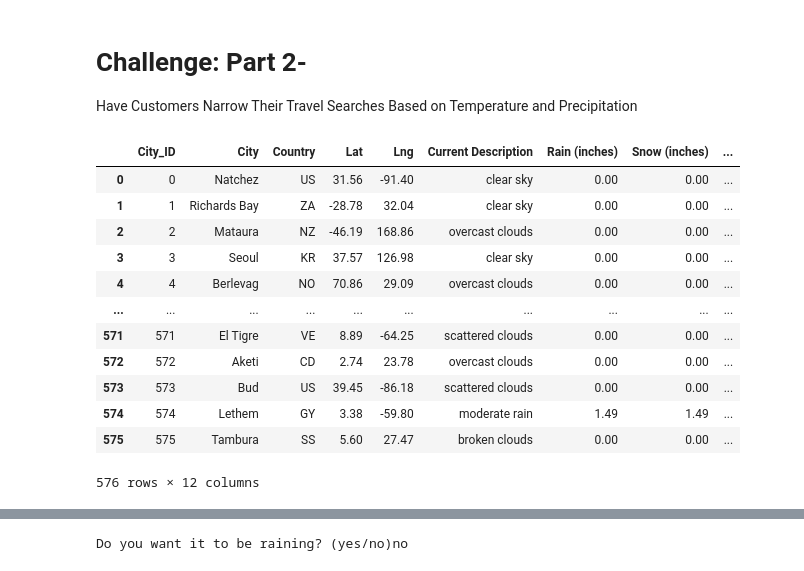
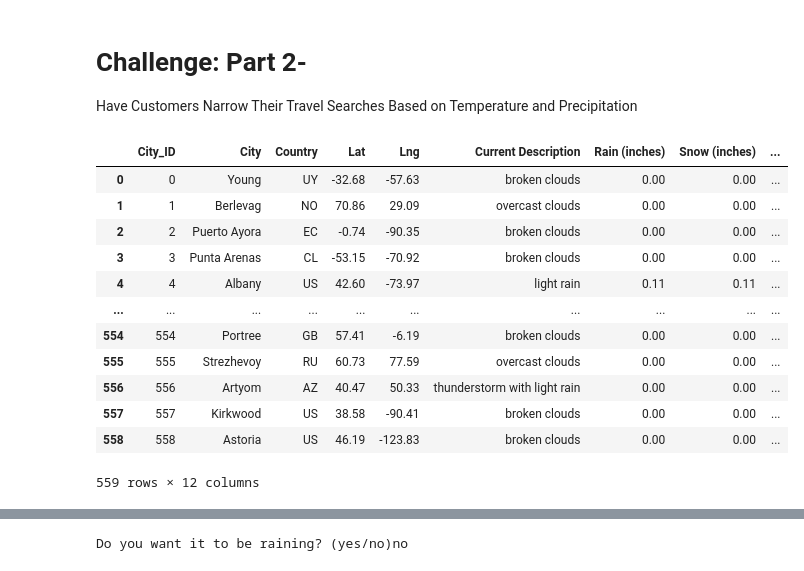
Before and after one commit to Abigail-Woolf/World_Weather_Analysis, a Jupyter notebook: Vacation_Search.ipynb, the cells around one changed output, grey strips where cells are left out. Drawn from its saved outputs; the diff is of its cells as text; code cells hidden in the pictures.

Commit message:
Final submission

```diff
--- a/Vacation_Search.ipynb
+++ b/Vacation_Search.ipynb
@@ -7,22 +7,22 @@ import requests
 import gmaps
 from config import g_key
 # %%
-city_data_df=pd.read_csv("./data/Weather_Database.csv")
+city_data_df=pd.read_csv("./Challenge_Submissions/WeatherPy_database.csv")
 city_data_df
 # %% [output]
 |  | City_ID | City | Country | Lat | Lng | Current Description | Rain (inches) | Snow (inches) | ... |
-| 0 | 0 | Natchez | US | 31.56 | -91.40 | clear sky | 0.00 | 0.00 | ... |
-| 1 | 1 | Richards Bay | ZA | -28.78 | 32.04 | clear sky | 0.00 | 0.00 | ... |
-| 2 | 2 | Mataura | NZ | -46.19 | 168.86 | overcast clouds | 0.00 | 0.00 | ... |
-| 3 | 3 | Seoul | KR | 37.57 | 126.98 | clear sky | 0.00 | 0.00 | ... |
-| 4 | 4 | Berlevag | NO | 70.86 | 29.09 | overcast clouds | 0.00 | 0.00 | ... |
+| 0 | 0 | Young | UY | -32.68 | -57.63 | broken clouds | 0.00 | 0.00 | ... |
+| 1 | 1 | Berlevag | NO | 70.86 | 29.09 | overcast clouds | 0.00 | 0.00 | ... |
+| 2 | 2 | Puerto Ayora | EC | -0.74 | -90.35 | broken clouds | 0.00 | 0.00 | ... |
+| 3 | 3 | Punta Arenas | CL | -53.15 | -70.92 | broken clouds | 0.00 | 0.00 | ... |
+| 4 | 4 | Albany | US | 42.60 | -73.97 | light rain | 0.11 | 0.11 | ... |
 | ... | ... | ... | ... | ... | ... | ... | ... | ... | ... |
-| 571 | 571 | El Tigre | VE | 8.89 | -64.25 | scattered clouds | 0.00 | 0.00 | ... |
-| 572 | 572 | Aketi | CD | 2.74 | 23.78 | overcast clouds | 0.00 | 0.00 | ... |
-| 573 | 573 | Bud | US | 39.45 | -86.18 | scattered clouds | 0.00 | 0.00 | ... |
-| 574 | 574 | Lethem | GY | 3.38 | -59.80 | moderate rain | 1.49 | 1.49 | ... |
-| 575 | 575 | Tambura | SS | 5.60 | 27.47 | broken clouds | 0.00 | 0.00 | ... |
+| 554 | 554 | Portree | GB | 57.41 | -6.19 | broken clouds | 0.00 | 0.00 | ... |
+| 555 | 555 | Strezhevoy | RU | 60.73 | 77.59 | overcast clouds | 0.00 | 0.00 | ... |
+| 556 | 556 | Artyom | AZ | 40.47 | 50.33 | thunderstorm with light rain | 0.00 | 0.00 | ... |
+| 557 | 557 | Kirkwood | US | 38.58 | -90.41 | broken clouds | 0.00 | 0.00 | ... |
+| 558 | 558 | Astoria | US | 46.19 | -123.83 | broken clouds | 0.00 | 0.00 | ... |
-576 rows × 12 columns
+559 rows × 12 columns
 # %%
 # Configure gmaps to use your Google API key
 gmaps.configure(api_key=g_key)
```
Also changed, not shown: parts of 9 cells of this notebook, 15 other files.
